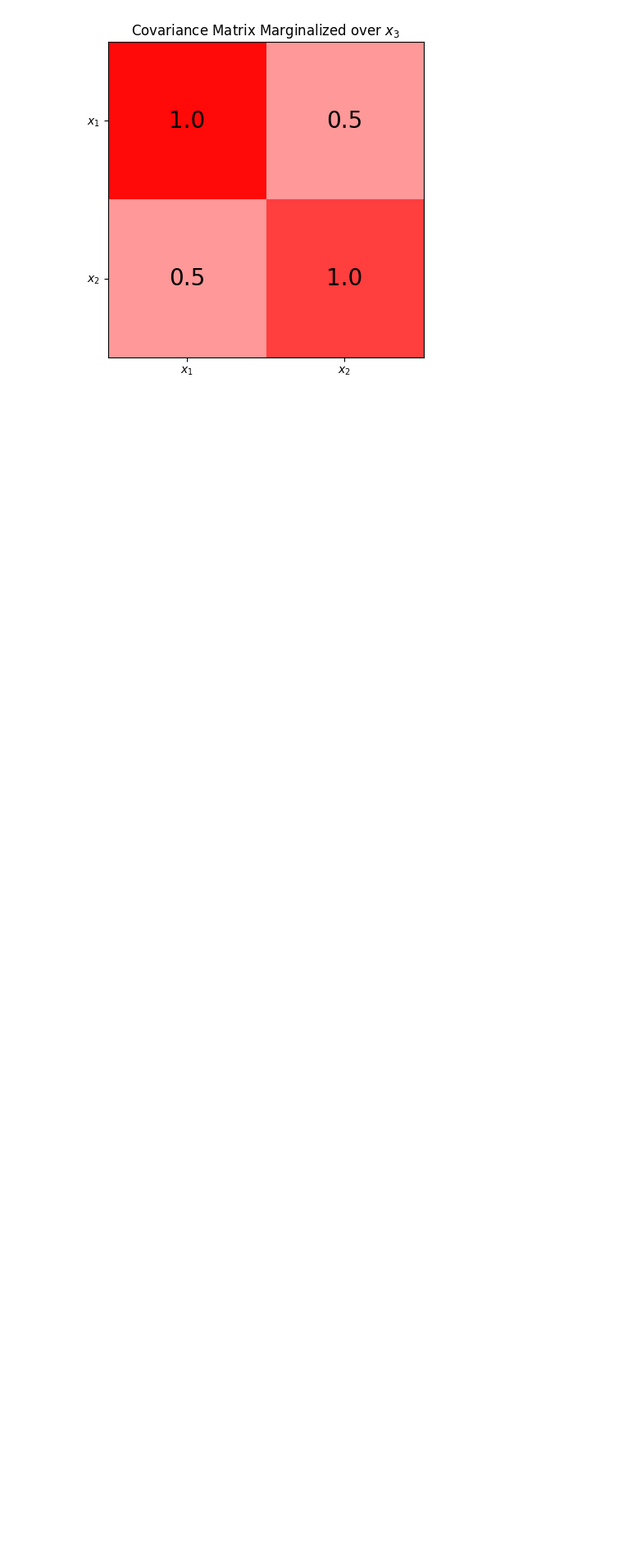
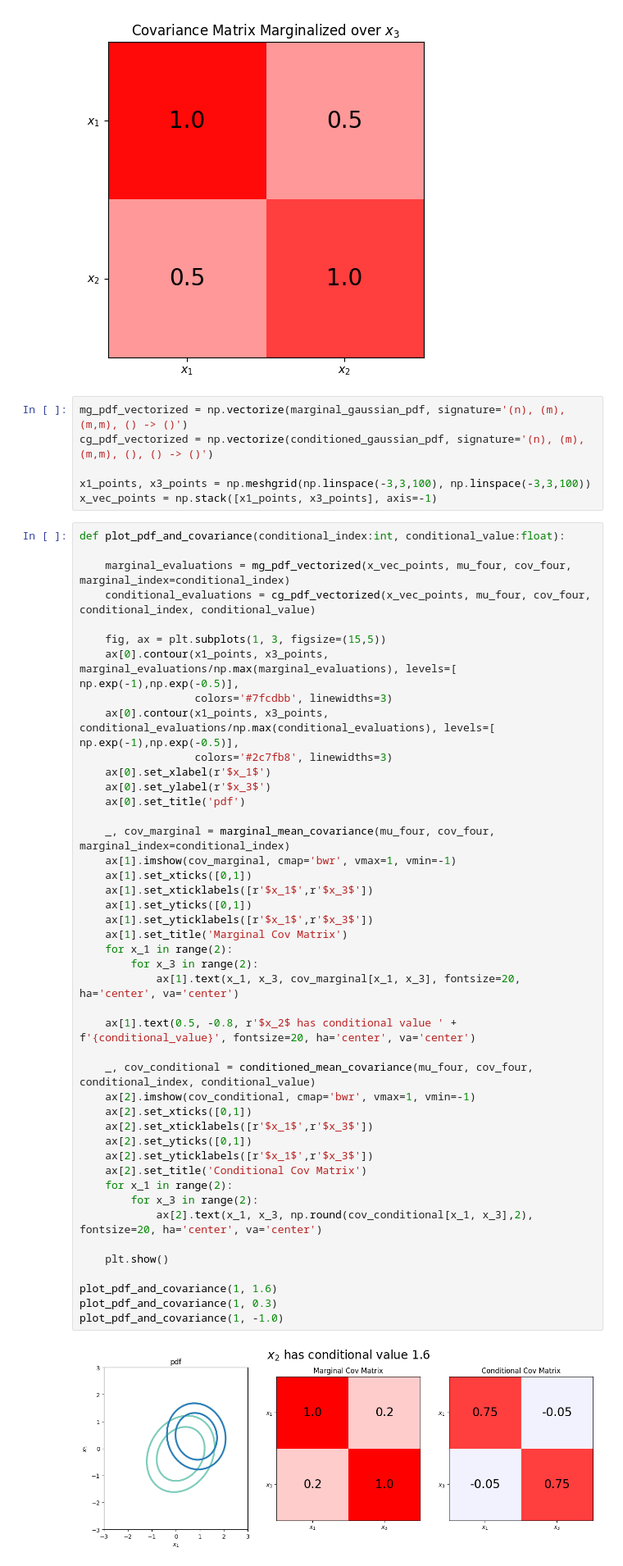
Before and after one commit to Aman-Sunesh/Multivariate-Gaussian-Distributions-Marginalization-and-Conditioning, a Jupyter notebook: multigauss.ipynb, the cells around one changed output. Shown at 82% size. Saved outputs shown, nothing was run; the diff lists cells and outputs as text; blank space fills up the shorter version.

```diff
--- a/multigauss.ipynb
+++ b/multigauss.ipynb
@@ -258,3 +260,55 @@ plt.show()
 # %% [output]
 [figure]
 [figure]
+# %%
+mg_pdf_vectorized = np.vectorize(marginal_gaussian_pdf, signature='(n), (m), (m,m), () -> ()')
+cg_pdf_vectorized = np.vectorize(conditioned_gaussian_pdf, signature='(n), (m), (m,m), (), () -> ()')
+
+x1_points, x3_points = np.meshgrid(np.linspace(-3,3,100), np.linspace(-3,3,100))
+x_vec_points = np.stack([x1_points, x3_points], axis=-1)
+# %%
+def plot_pdf_and_covariance(conditional_index:int, conditional_value:float):
+
+    marginal_evaluations = mg_pdf_vectorized(x_vec_points, mu_four, cov_four, marginal_index=conditional_index)
+    conditional_evaluations = cg_pdf_vectorized(x_vec_points, mu_four, cov_four, conditional_index, conditional_value)
+
+    fig, ax = plt.subplots(1, 3, figsize=(15,5))
+    ax[0].contour(x1_points, x3_points, marginal_evaluations/np.max(marginal_evaluations), levels=[ np.exp(-1),np.exp(-0.5)],
+                  colors='#7fcdbb', linewidths=3)
+    ax[0].contour(x1_points, x3_points, conditional_evaluations/np.max(conditional_evaluations), levels=[ np.exp(-1),np.exp(-0.5)],
+                  colors='#2c7fb8', linewidths=3)
+    ax[0].set_xlabel(r'$x_1$')
+    ax[0].set_ylabel(r'$x_3$')
+    ax[0].set_title('pdf')
+
+    _, cov_marginal = marginal_mean_covariance(mu_four, cov_four, marginal_index=conditional_index)
+    ax[1].imshow(cov_marginal, cmap='bwr', vmax=1, vmin=-1)
+    ax[1].set_xticks([0,1])
+    ax[1].set_xticklabels([r'$x_1$',r'$x_3$'])
+    ax[1].set_yticks([0,1])
+    ax[1].set_yticklabels([r'$x_1$',r'$x_3$'])
+    ax[1].set_title('Marginal Cov Matrix')
+    for x_1 in range(2):
+        for x_3 in range(2):
+            ax[1].text(x_1, x_3, cov_marginal[x_1, x_3], fontsize=20, ha='center', va='center')
+
+    ax[1].text(0.5, -0.8, r'$x_2$ has conditional value ' + f'{conditional_value}', fontsize=20, ha='center', va='center')
+
+    _, cov_conditional = conditioned_mean_covariance(mu_four, cov_four, conditional_index, conditional_value)
+    ax[2].imshow(cov_conditional, cmap='bwr', vmax=1, vmin=-1)
+    ax[2].set_xticks([0,1])
+    ax[2].set_xticklabels([r'$x_1$',r'$x_3$'])
+    ax[2].set_yticks([0,1])
+    ax[2].set_yticklabels([r'$x_1$',r'$x_3$'])
+    ax[2].set_title('Conditional Cov Matrix')
+    for x_1 in range(2):
+        for x_3 in range(2):
+            ax[2].text(x_1, x_3, np.round(cov_conditional[x_1, x_3],2), fontsize=20, ha='center', va='center')
+
+    plt.show()
+
+plot_pdf_and_covariance(1, 1.6)
+plot_pdf_and_covariance(1, 0.3)
+plot_pdf_and_covariance(1, -1.0)
+# %% [output]
+[figure, added]
```
Also changed, not shown: parts of 8 cells of this notebook.
